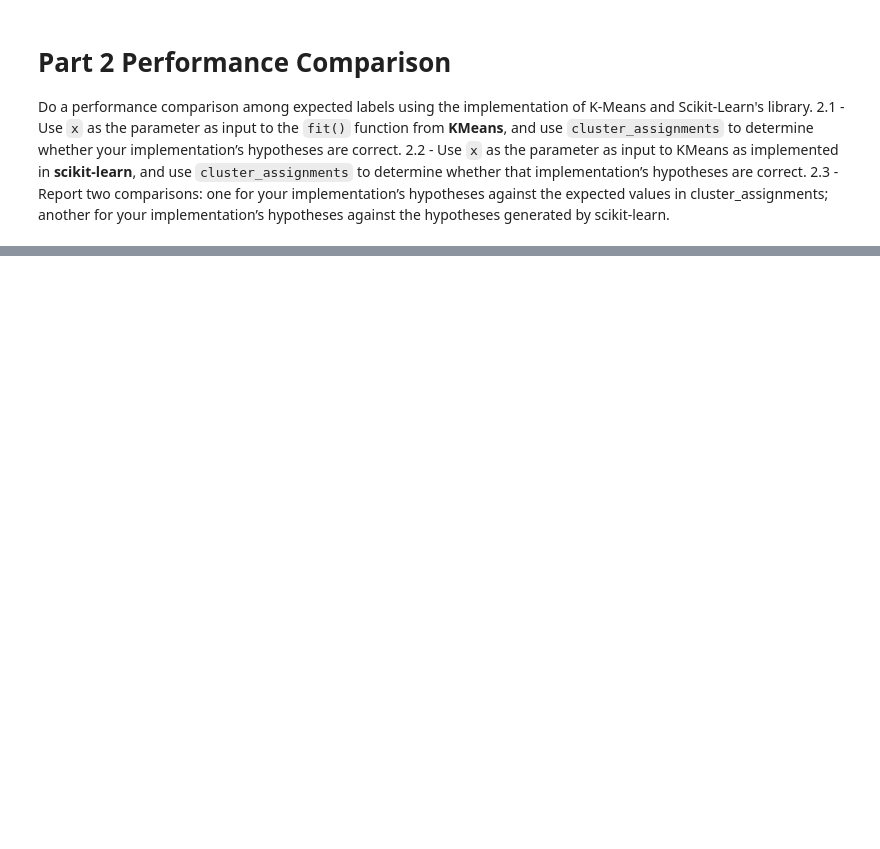
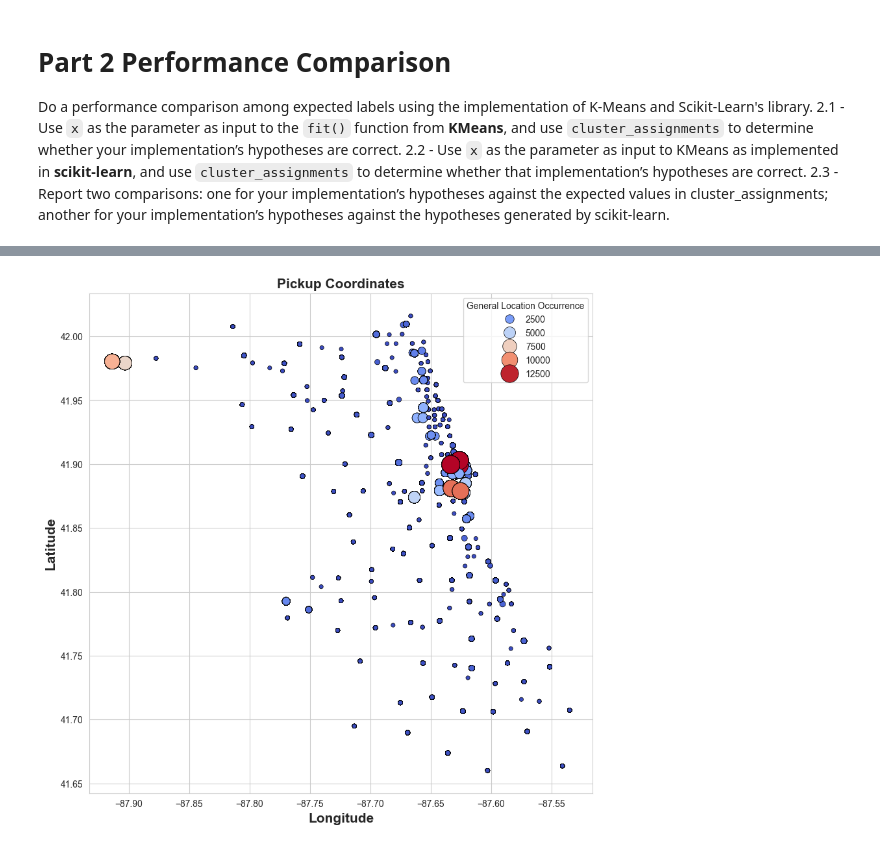
Before and after one commit to USFCA-CS663-Spring2024/kmeans-jaambat, a Jupyter notebook: Assignment 2 - Clustering.ipynb, the cells around one changed output, grey strips where cells are left out. Cells and saved outputs as stored; diff of their text form; code cells hidden in the pictures; blank space fills up the shorter version.

Commit message:
Implemented Part 3 for the Chicago dataset

```diff
--- a/Assignment 2 - Clustering.ipynb
+++ b/Assignment 2 - Clustering.ipynb
@@ -149,0 +230,14 @@ See the reported findings and scatter plots in `Part 2.1` and `Part 2.2`.
+# %%
+# Chicago Taxi Data Calculations
+import pandas as pd
+import seaborn as sns
+import matplotlib.pyplot as plt
+
+# Before clustering, get an idea of the coordinates.
+taxi_data_frame = pd.read_csv("./data/Taxi_Trips__2013-2023_.csv", header="infer")
+
+# Inspect information to get a preview of the data's makeup
+print("-------------------------------------------------\n"
+      "Taxi Data Information                            \n"
+      "-------------------------------------------------")
+taxi_data_frame.info()
@@ -149,0 +262,57 @@ See the reported findings and scatter plots in `Part 2.1` and `Part 2.2`.
+# %%
+# After inspecting and considering the usage of the problem statement to use pick up or drop off location,
+# I elect to analyze the pickup coordinates by using the latitude and longitude.
+taxi_data_frame = taxi_data_frame[
+    [
+        "Pickup Centroid Latitude",
+        "Pickup Centroid Longitude",
+        "Trip Total",
+        "Trip Seconds"
+    ]
+]
+
+taxi_data_frame.head(5)
+
+# I also notice the datapoints have very fine-grained precision.
+# In order to get an idea of how "dense" these are within a general location, I round coordinates to
+# nearest 3 decimal places and then aggregate counts on groupings of data within the same "general location"
+precision = 2
+taxi_data_frame["Rounded Pickup Latitude"] = round(taxi_data_frame["Pickup Centroid Latitude"], precision)
+taxi_data_frame["Rounded Pickup Longitude"] = round(taxi_data_frame["Pickup Centroid Longitude"], precision)
+print("-------------------------------------------------\n"
+      "Taxi Data Rounded Latitudes and Longitudes       \n"
+      "-------------------------------------------------")
+print(taxi_data_frame.head(3))
+
+# Identify a location as a combination of Latitude and Longitude
+taxi_data_frame["General Location"] = list(zip(
+    taxi_data_frame["Rounded Pickup Longitude"], taxi_data_frame["Rounded Pickup Latitude"]))
+
+# Acquire occurrences of these general locations.
+taxi_data_frame["General Location Occurrence"] = \
+    taxi_data_frame.groupby("General Location")["General Location"].transform("size")
+
+print("-------------------------------------------------\n"
+      "General Location Occurrences                     \n"
+      "-------------------------------------------------")
+print(taxi_data_frame.head(3))
+
+# Plot the actual coordinates while referencing the occurrences of general locations as a "density" indicator
+figure, axes = plt.subplots(nrows=1, ncols=1, figsize=(10, 10))
+axes.set_title("Pickup Coordinates", fontweight="bold", fontsize=15)
+axes.set_xlabel("Longitude", fontweight="bold", fontsize=15)
+axes.set_ylabel("Latitude", fontweight="bold", fontsize=15)
+
+sns.scatterplot(data=taxi_data_frame,
+                x="Pickup Centroid Longitude",
+                y="Pickup Centroid Latitude",
+                hue="General Location Occurrence",
+                size="General Location Occurrence",
+                sizes=(20, 400),
+                palette="coolwarm",
+                edgecolor="black",
+                linewidth=0.5)
+
+axes.figure.savefig("./media/taxi-data-coordinates.png")
+plt.show()
+# %% [output]
@@ -149,0 +336 @@ See the reported findings and scatter plots in `Part 2.1` and `Part 2.2`.
+[figure, added]
```
Also changed, not shown: parts of 14 cells of this notebook, 11 other files.
